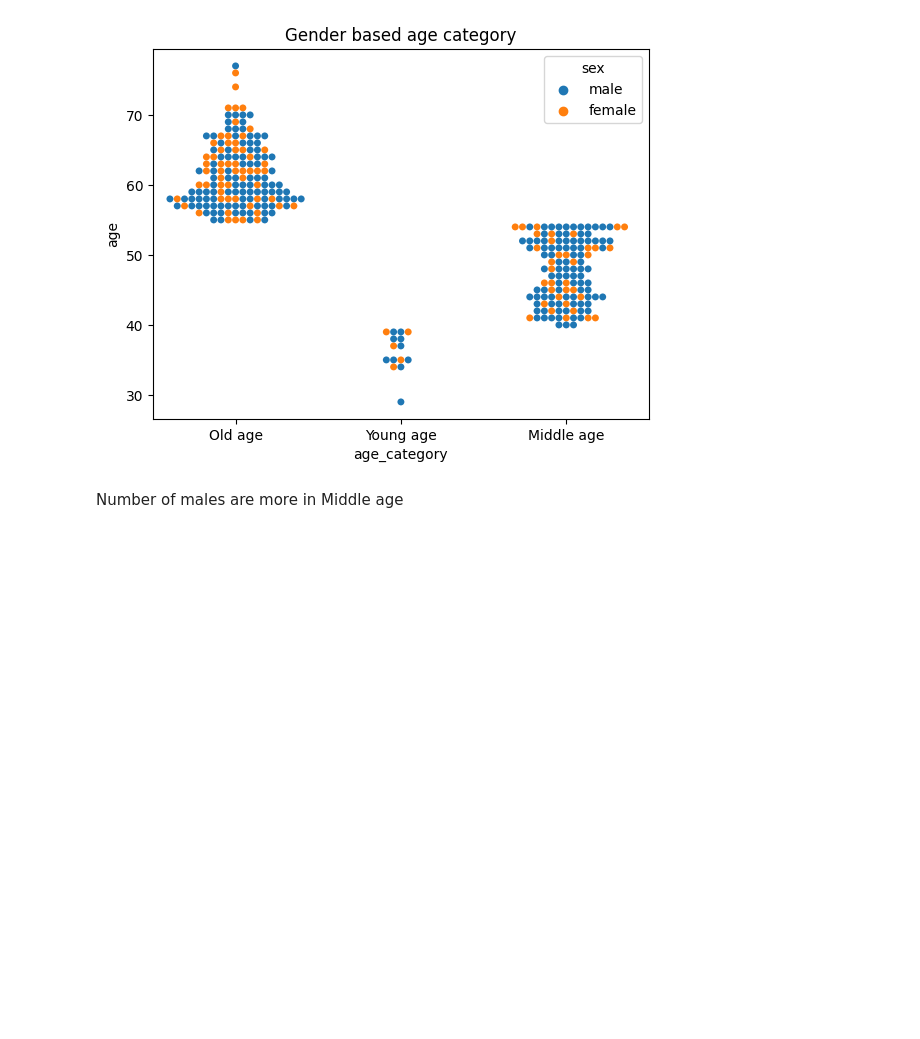
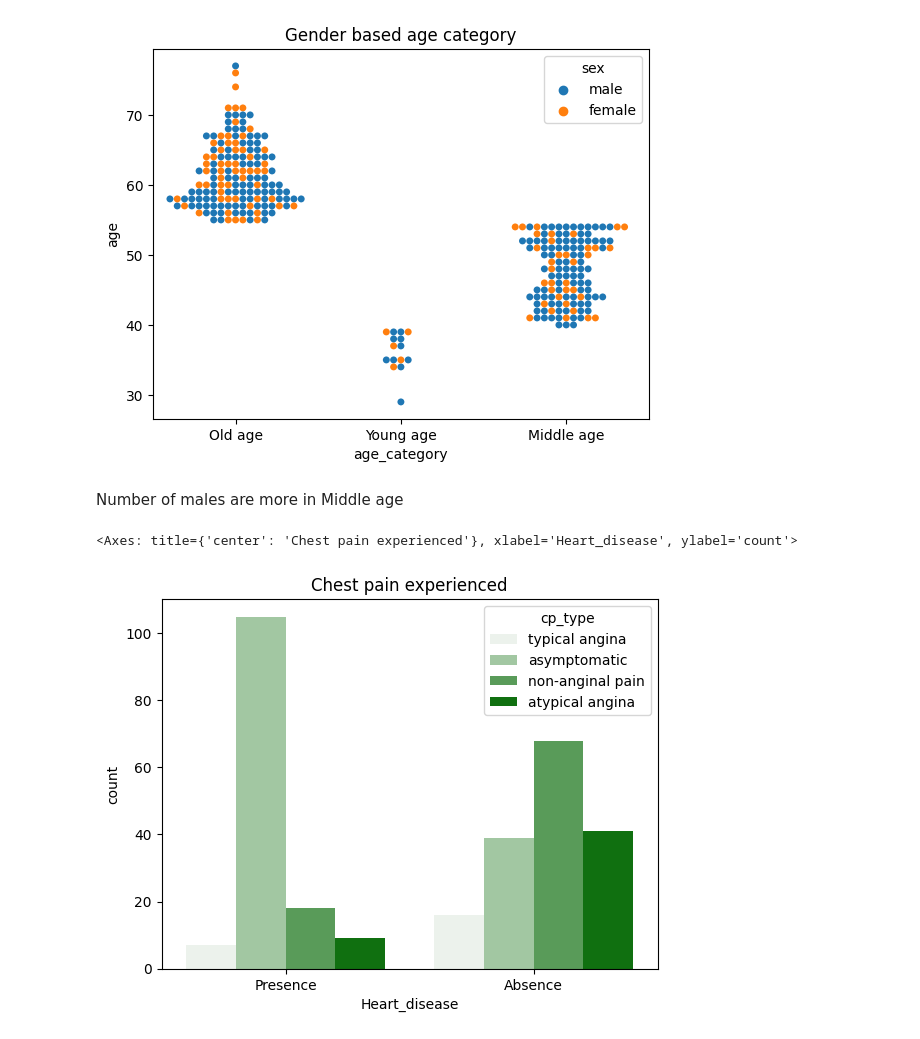
Before and after one commit to RohanDarjii/Heart-Disease-Analysis, a Jupyter notebook: heartdisease.ipynb, the cells around one changed output. Cells and saved outputs as stored; diff of their text form; code cells hidden in the pictures; blank space fills up the shorter version.

```diff
--- a/heartdisease.ipynb
+++ b/heartdisease.ipynb
@@ -122,6 +122,16 @@ def age_range(row):
         return 'Middle age'
     elif row>=55:
         return 'Old age'
+
+def cp_type(row):
+    if row == 1:
+        return "typical angina"
+    elif row == 2:
+        return "atypical angina"
+    elif row == 3:
+        return "non-anginal pain"
+    elif row == 4:
+        return "asymptomatic"
 # %%
 df['Heart_disease'] = df['num'].apply(heart_disease)
 # %%
@@ -233,3 +243,11 @@ Text(0.5, 1.0, 'Gender based age category')
 [figure]
 # %% [markdown]
 Number of males are more in Middle age
+# %%
+df['cp_type'] = df['cp'].apply(cp_type)
+# %%
+plt.title("Chest pain experienced")
+sns.countplot(data=df,x='Heart_disease',hue="cp_type",order=['Presence','Absence'],color='green')
+# %% [output]
+<Axes: title={'center': 'Chest pain experienced'}, xlabel='Heart_disease', ylabel='count'>
+[figure, added]
```
Also changed, not shown: parts of 23 cells of this notebook.
